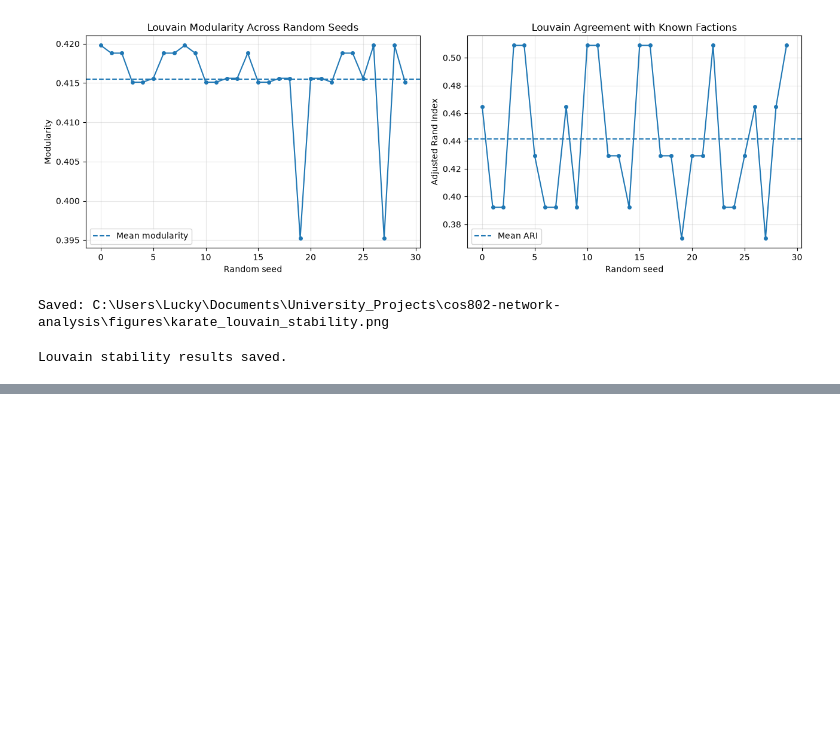
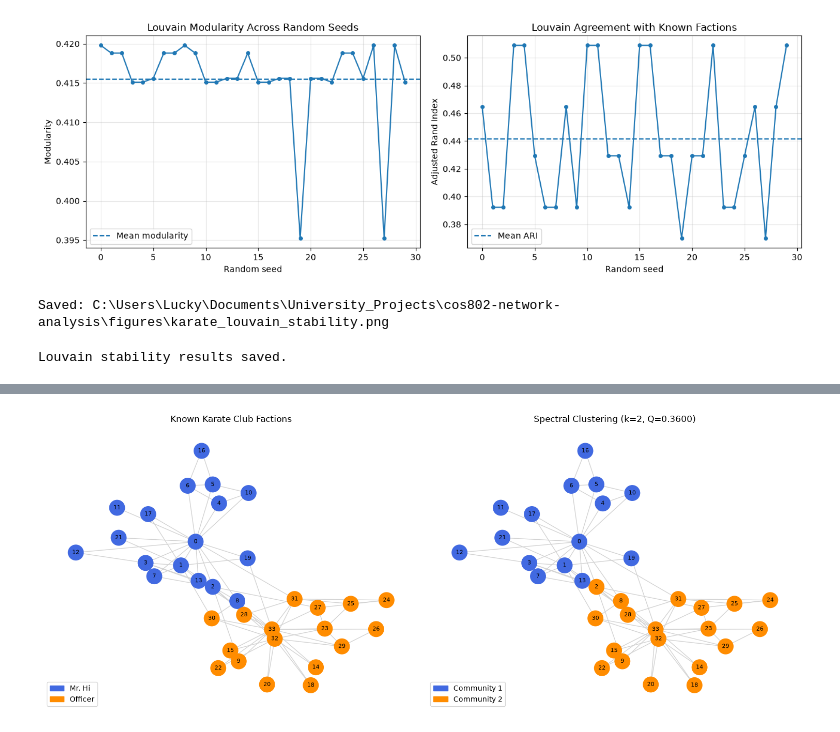
Before and after one commit to Sav-lets/cos802-network-analysis, a Jupyter notebook: notebooks/02_community_detection.ipynb, the cells around one changed output, grey strips where cells are left out. Saved outputs shown, nothing was run; the diff lists cells and outputs as text; code cells hidden in the pictures; blank space fills up the shorter version.

Commit message:
feat: evaluate spectral clustering and stability

```diff
--- a/notebooks/02_community_detection.ipynb
+++ b/notebooks/02_community_detection.ipynb
@@ -474,0 +714,84 @@ Louvain stability results saved.
+# %%
+
+from matplotlib.patches import Patch
+
+pos = nx.spring_layout(G, seed=42)
+
+faction_colors = {
+    "Mr. Hi": "royalblue",
+    "Officer": "darkorange"
+}
+
+known_colors = [
+    faction_colors[G.nodes[node]["club"]]
+    for node in nodes
+]
+
+spectral_palette = ["royalblue", "darkorange"]
+
+spectral_colors = [
+    spectral_palette[label]
+    for label in spectral_labels
+]
+
+fig, axes = plt.subplots(1, 2, figsize=(15, 6))
+
+nx.draw_networkx(
+    G,
+    pos=pos,
+    ax=axes[0],
+    node_color=known_colors,
+    node_size=450,
+    font_size=8,
+    edge_color="lightgray"
+)
+
+axes[0].set_title("Known Karate Club Factions")
+axes[0].axis("off")
+
+nx.draw_networkx(
+    G,
+    pos=pos,
+    ax=axes[1],
+    node_color=spectral_colors,
+    node_size=450,
+    font_size=8,
+    edge_color="lightgray"
+)
+
+axes[1].set_title(
+    f"Spectral Clustering (k=2, Q={spectral_modularity:.4f})"
+)
+axes[1].axis("off")
+
+axes[0].legend(
+    handles=[
+        Patch(color=color, label=label)
+        for label, color in faction_colors.items()
+    ],
+    loc="lower left"
+)
+
+axes[1].legend(
+    handles=[
+        Patch(color=spectral_palette[i],
+              label=f"Community {i+1}")
+        for i in range(2)
+    ],
+    loc="lower left"
+)
+
+plt.tight_layout()
+
+output_path = (
+    project_folder
+    / "figures"
+    / "karate_spectral_vs_known.png"
+)
+
+plt.savefig(output_path, dpi=300, bbox_inches="tight")
+plt.show()
+
+print("Saved:", output_path)
+# %% [output]
+[figure, added]
```
Also changed, not shown: parts of 21 cells of this notebook, 5 other files.
